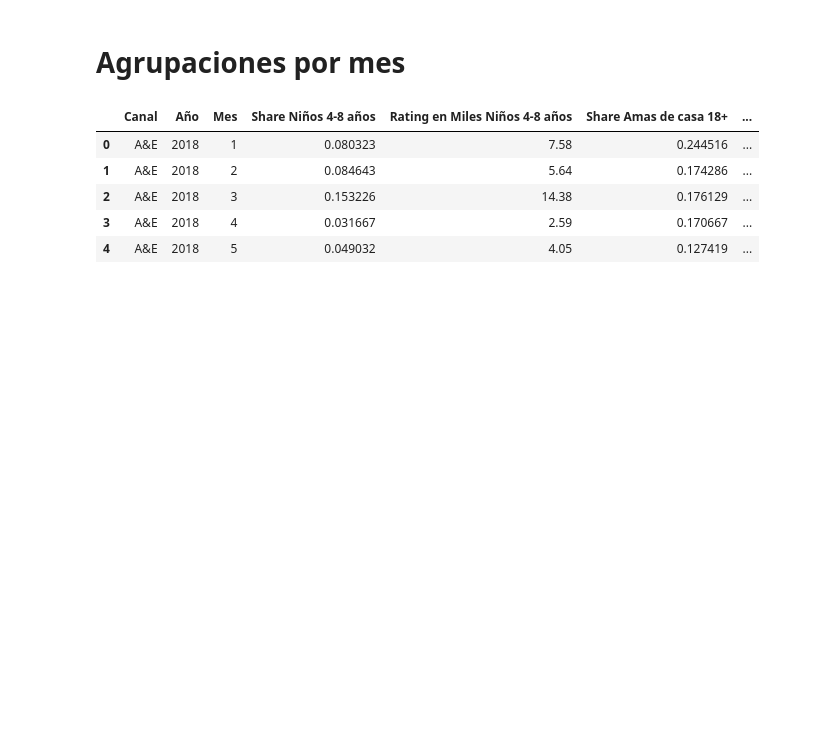
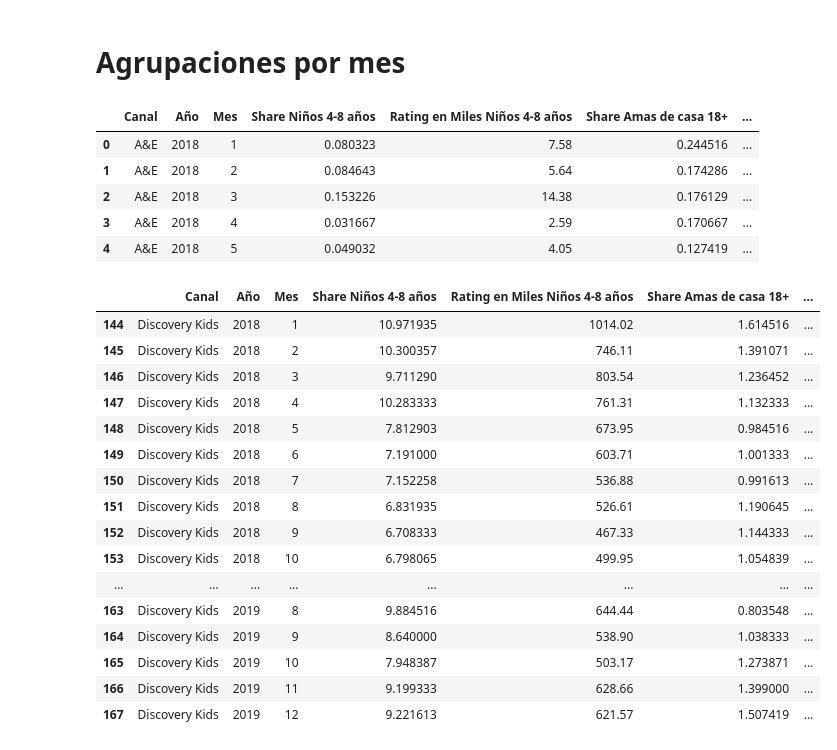
Before and after one commit to juandnn/pruebaWBD, a Jupyter notebook: exploracion.ipynb, the cells around one changed output. Saved outputs shown, nothing was run; the diff lists cells and outputs as text; code cells hidden in the pictures; blank space fills up the shorter version.

```diff
--- a/exploracion.ipynb
+++ b/exploracion.ipynb
@@ -110,6 +110,28 @@ df_grouped.head()
 | 2 | A&E | 2018 | 3 | 0.153226 | 14.38 | 0.176129 | ... |
 | 3 | A&E | 2018 | 4 | 0.031667 | 2.59 | 0.170667 | ... |
 | 4 | A&E | 2018 | 5 | 0.049032 | 4.05 | 0.127419 | ... |
+# %%
+# muestra df_grouped para discovery kids
+
+df_grouped[df_grouped['Canal'] == 'Discovery Kids']
+# %% [output]
+|  | Canal | Año | Mes | Share Niños 4-8 años | Rating en Miles Niños 4-8 años | Share Amas de casa 18+ | ... |
+| 144 | Discovery Kids | 2018 | 1 | 10.971935 | 1014.02 | 1.614516 | ... |
+| 145 | Discovery Kids | 2018 | 2 | 10.300357 | 746.11 | 1.391071 | ... |
+| 146 | Discovery Kids | 2018 | 3 | 9.711290 | 803.54 | 1.236452 | ... |
+| 147 | Discovery Kids | 2018 | 4 | 10.283333 | 761.31 | 1.132333 | ... |
+| 148 | Discovery Kids | 2018 | 5 | 7.812903 | 673.95 | 0.984516 | ... |
+| 149 | Discovery Kids | 2018 | 6 | 7.191000 | 603.71 | 1.001333 | ... |
+| 150 | Discovery Kids | 2018 | 7 | 7.152258 | 536.88 | 0.991613 | ... |
+| 151 | Discovery Kids | 2018 | 8 | 6.831935 | 526.61 | 1.190645 | ... |
+| 152 | Discovery Kids | 2018 | 9 | 6.708333 | 467.33 | 1.144333 | ... |
+| 153 | Discovery Kids | 2018 | 10 | 6.798065 | 499.95 | 1.054839 | ... |
+| ... | ... | ... | ... | ... | ... | ... | ... |
+| 163 | Discovery Kids | 2019 | 8 | 9.884516 | 644.44 | 0.803548 | ... |
+| 164 | Discovery Kids | 2019 | 9 | 8.640000 | 538.90 | 1.038333 | ... |
+| 165 | Discovery Kids | 2019 | 10 | 7.948387 | 503.17 | 1.273871 | ... |
+| 166 | Discovery Kids | 2019 | 11 | 9.199333 | 628.66 | 1.399000 | ... |
+| 167 | Discovery Kids | 2019 | 12 | 9.221613 | 621.57 | 1.507419 | ... |
 # %%
 # subir csv a la carpeta /src/data
 
```
Also changed, not shown: parts of 2 cells of this notebook, 1 other file.
